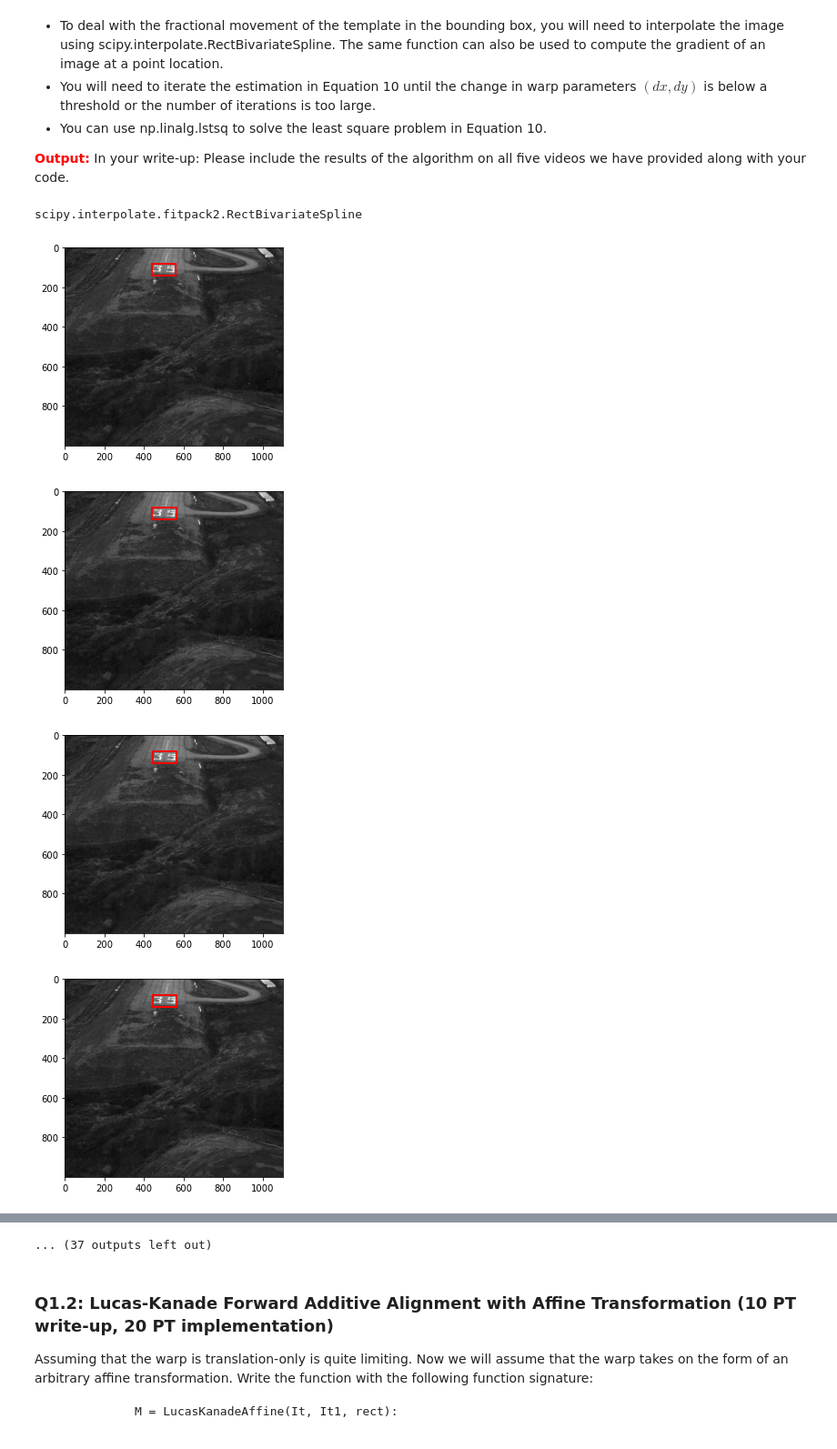
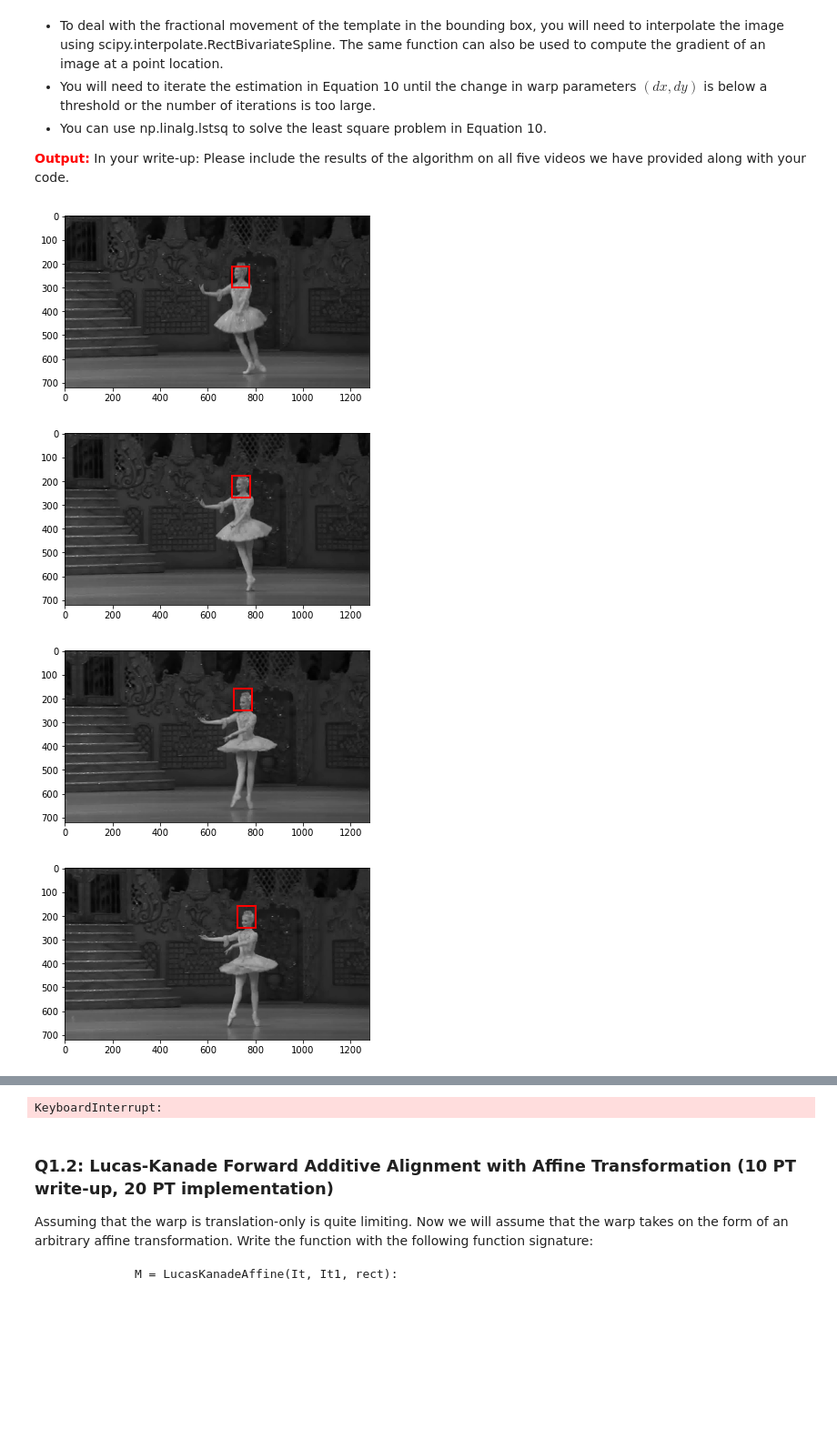
Before and after one commit to haleqiu/16720hw6, a Jupyter notebook: q1.ipynb, the cells around one changed output, grey strips where cells are left out. Shown at 91% size. Cells and saved outputs as stored; diff of their text form; code cells hidden in the pictures; blank space fills up the shorter version.

```diff
--- a/q1.ipynb
+++ b/q1.ipynb
@@ -45,12 +45,8 @@ Hints:
 - You can use np.linalg.lstsq to solve the least square problem in Equation 10.
 
 <span style='color:red'>**Output:**</span> In your write-up: Please include the results of the algorithm on all five videos we have provided along with your code.
-# %%
-import scipy
-scipy.interpolate.RectBivariateSpline()
-# %% [output]
-scipy.interpolate.fitpack2.RectBivariateSpline
 # %%
+import scipy
 from scipy import ndimage
 def LucasKanade(It, It1, rect, thresh=.025, maxIt=100):
 
@@ -115,8 +111,6 @@ def LucasKanade(It, It1, rect, thresh=.025, maxIt=100):
         warp_I = interpolator_Next.ev(warp_grid_y, warp_grid_x)
 
         err = -(warp_I - Template).reshape(-1) # - It or b
-
-        delta = np.vstack((Ix.ravel(),Iy.ravel()))
 
         dp,_,_,_ = np.linalg.lstsq(A,err,rcond=None)
         p += dp
@@ -195,7 +189,7 @@ def LucasKanade(It, It1, rect, thresh=.025, maxIt=100):
 # Test your algorithm and visualize results!
 
 # Load data
-data_name = 'landing' # could choose from (car1, car2, landing, race, ballet)
+data_name = 'ballet' # could choose from (car1, car2, landing, race, ballet)
 data = np.load('./data/%s.npy' % data_name)
 
 # obtain the initial rect with format (x1, y1, x2, y2)
@@ -212,34 +206,35 @@ elif data_name == 'ballet':
 else:
     assert False, 'the data name must be one of (car1, car2, landing, race, ballet)'
 
 numFrames = data.shape[2]
 w = initial[2] - initial[0]
 h = initial[3] - initial[1]
 
 # loop over frames
 rects = []
 rects.append(initial)
 
 for i in range(numFrames-1):
 
     It = data[:,:,i]
     It1 = data[:,:,i+1]
     rect = rects[i]
 
     # run algorithm and collect rects
     dx, dy = LucasKanade(It, It1, rect)
     newRect = np.array([rect[0] + dx, rect[1] + dy, rect[0] + dx + w, rect[1] + dy + h])
     rects.append(newRect)
 
     # Visualize
     fig = plt.figure(1)
     ax = fig.add_subplot(111)
     ax.add_patch(patches.Rectangle((rect[0], rect[1]), rect[2]-rect[0]+1, rect[3]-rect[1]+1, linewidth=2, edgecolor='red', fill=False))
     plt.imshow(It1, cmap='gray')
+    plt.savefig
     plt.show()
     ax.clear()
 # %% [output]
-[figure, old version]
+[figure, new version]
-[figure, old version]
+[figure, new version]
-[figure, old version]
+[figure, new version]
-[figure, old version]
+[figure, new version]
@@ -254,4 +244,4 @@ for i in range(numFrames-1):
-... (37 outputs left out)
+KeyboardInterrupt:
 # %%
 # For some transparency: we evaluate on multiple frames in a given video starting from the first frame.
 # We then compare against the reference implementation and calculate the sum of all differences.
```
Also changed, not shown: parts of 3 cells of this notebook.
